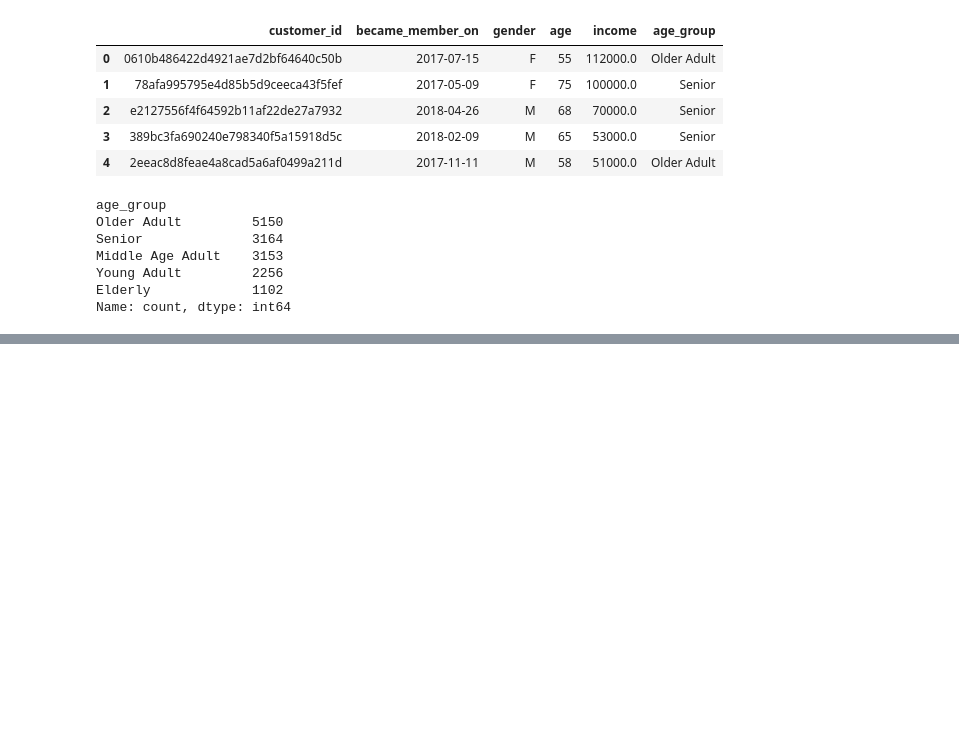
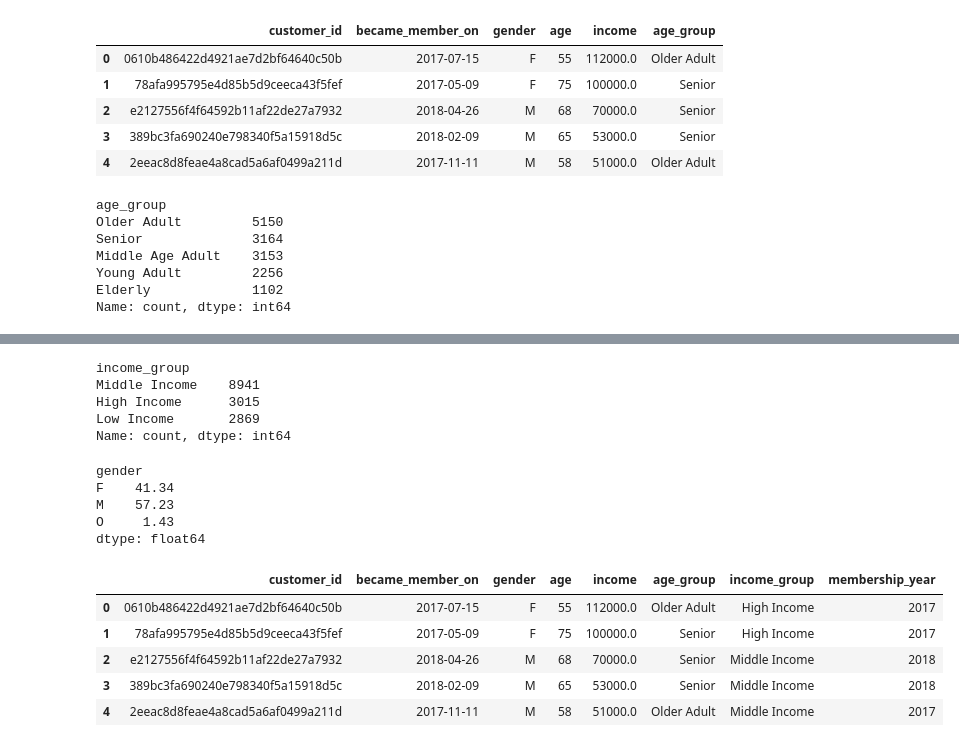
Before and after one commit to irfanzim/Python-Maven-Rewards-Challenge, a Jupyter notebook: Untitled1.ipynb, the cells around one changed output, grey strips where cells are left out. Drawn from its saved outputs; the diff is of its cells as text; code cells hidden in the pictures; blank space fills up the shorter version.

```diff
--- a/Untitled1.ipynb
+++ b/Untitled1.ipynb
@@ -92,0 +110,33 @@ Name: count, dtype: int64
+# %%
+#get value counts for income group
+df_customer.income_group.value_counts()
+# %% [output]
+income_group
+Middle Income    8941
+High Income      3015
+Low Income       2869
+Name: count, dtype: int64
+# %%
+#get gender percentage
+gender_percent = (
+    df_customer.groupby('gender').size() / len(df_customer) * 100
+)
+gender_percent=round(gender_percent,2)
+print(gender_percent)
+# %% [output]
+gender
+F    41.34
+M    57.23
+O     1.43
+dtype: float64
+# %%
+#create group for membership year
+df_customer['membership_year'] = df_customer['became_member_on'].astype(str).str[:4].astype(int)
+df_customer.head()
+# %% [output]
+|  | customer_id | became_member_on | gender | age | income | age_group | income_group | membership_year |
+| 0 | 0610b486422d4921ae7d2bf64640c50b | 2017-07-15 | F | 55 | 112000.0 | Older Adult | High Income | 2017 |
+| 1 | 78afa995795e4d85b5d9ceeca43f5fef | 2017-05-09 | F | 75 | 100000.0 | Senior | High Income | 2017 |
+| 2 | e2127556f4f64592b11af22de27a7932 | 2018-04-26 | M | 68 | 70000.0 | Senior | Middle Income | 2018 |
+| 3 | 389bc3fa690240e798340f5a15918d5c | 2018-02-09 | M | 65 | 53000.0 | Senior | Middle Income | 2018 |
+| 4 | 2eeac8d8feae4a8cad5a6af0499a211d | 2017-11-11 | M | 58 | 51000.0 | Older Adult | Middle Income | 2017 |
```
Also changed, not shown: parts of 10 cells of this notebook, 2 other files.
